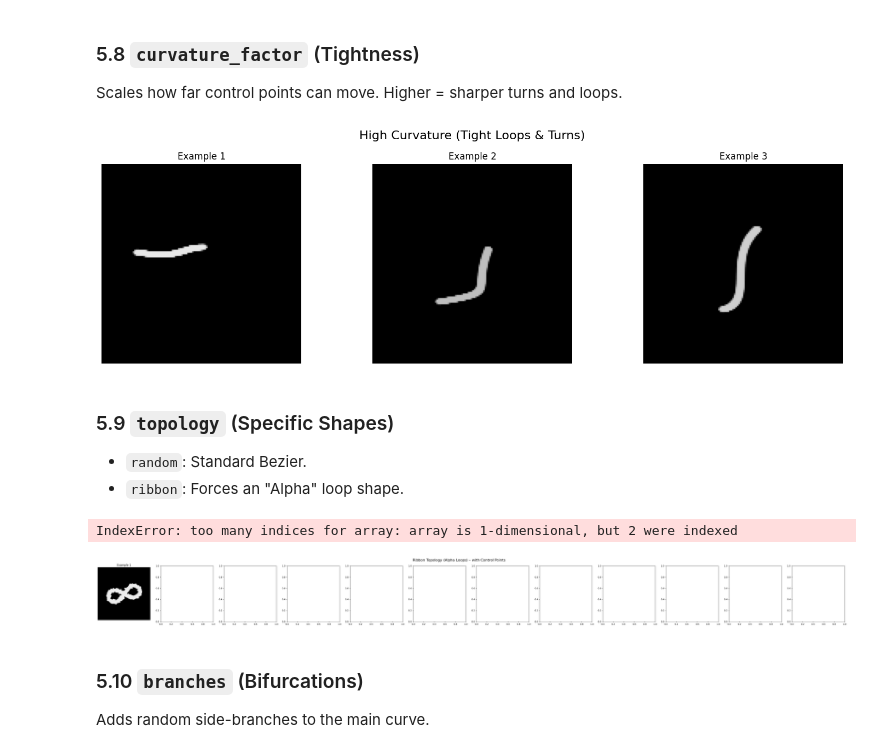
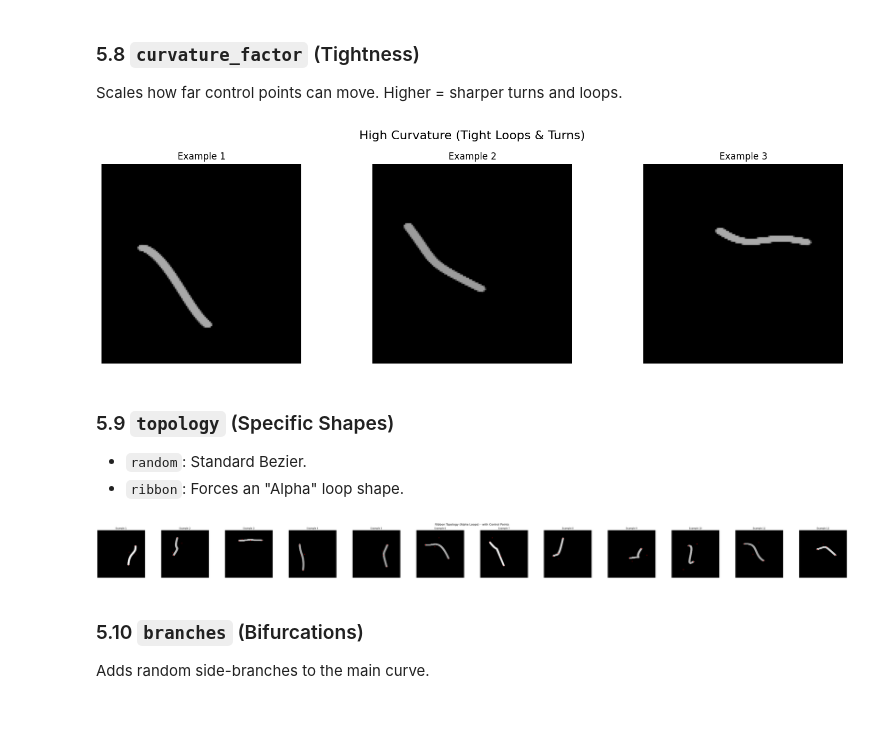
Before and after one commit to MahsaAbadian/DSA-RL-Tracker, a Jupyter notebook: curve_config_tutorial.ipynb, the cells around one changed output. Saved outputs shown, nothing was run; the diff lists cells and outputs as text; code cells hidden in the pictures; blank space fills up the shorter version.

Commit message:
EXPERIMENT 2 and 1 with new curve generator

```diff
--- a/curve_config_tutorial.ipynb
+++ b/curve_config_tutorial.ipynb
@@ -147,18 +147,17 @@ show_samples(maker, {"invert_prob": 0.5}, num_examples=3, show_mask=False, title
 ### 5.8 `curvature_factor` (Tightness)
 Scales how far control points can move. Higher = sharper turns and loops.
 # %%
-show_samples(maker, {"curvature_factor": 100}, num_examples=3, show_mask=False, title="High Curvature (Tight Loops & Turns)")
+show_samples(maker, {"curvature_factor": 1}, num_examples=3, show_mask=False, title="High Curvature (Tight Loops & Turns)")
 # %% [output]
-[figure, old version]
+[figure, new version]
 # %% [markdown]
 ### 5.9 `topology` (Specific Shapes)
 - `random`: Standard Bezier.
 - `ribbon`: Forces an "Alpha" loop shape.
 # %%
-show_samples(maker, {"topology": "ribbon"}, num_examples=12, show_mask=False, show_points=True, title="Ribbon Topology (Alpha Loops) – with Control Points")
+show_samples(maker, {"topology": "random"}, num_examples=12, show_mask=False, show_points=True, title="Ribbon Topology (Alpha Loops) – with Control Points")
 # %% [output]
-IndexError: too many indices for array: array is 1-dimensional, but 2 were indexed
-[figure, old version]
+[figure, new version]
 # %% [markdown]
 ### 5.10 `branches` (Bifurcations)
 Adds random side-branches to the main curve.
```
Also changed, not shown: parts of 10 cells of this notebook, 15 other files.
